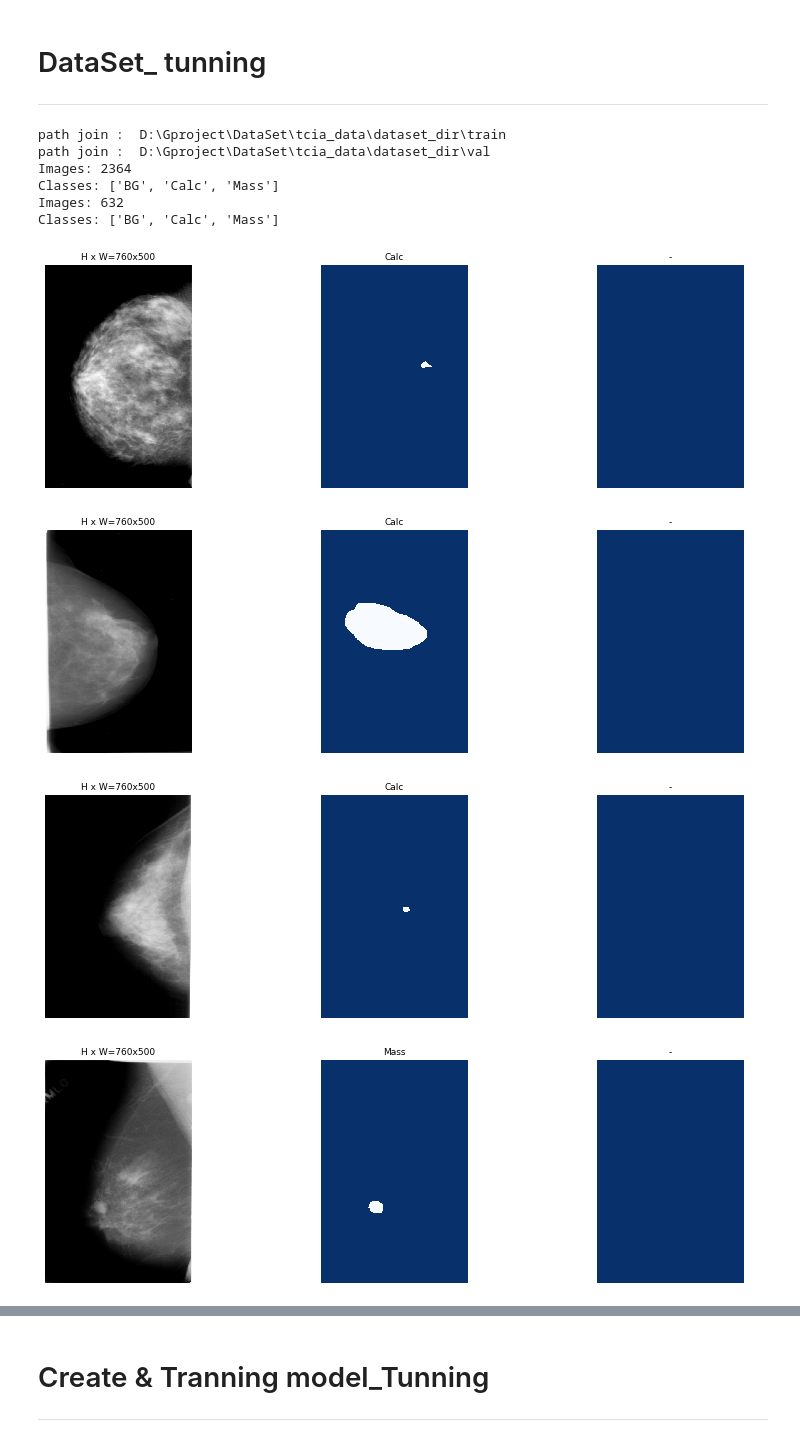
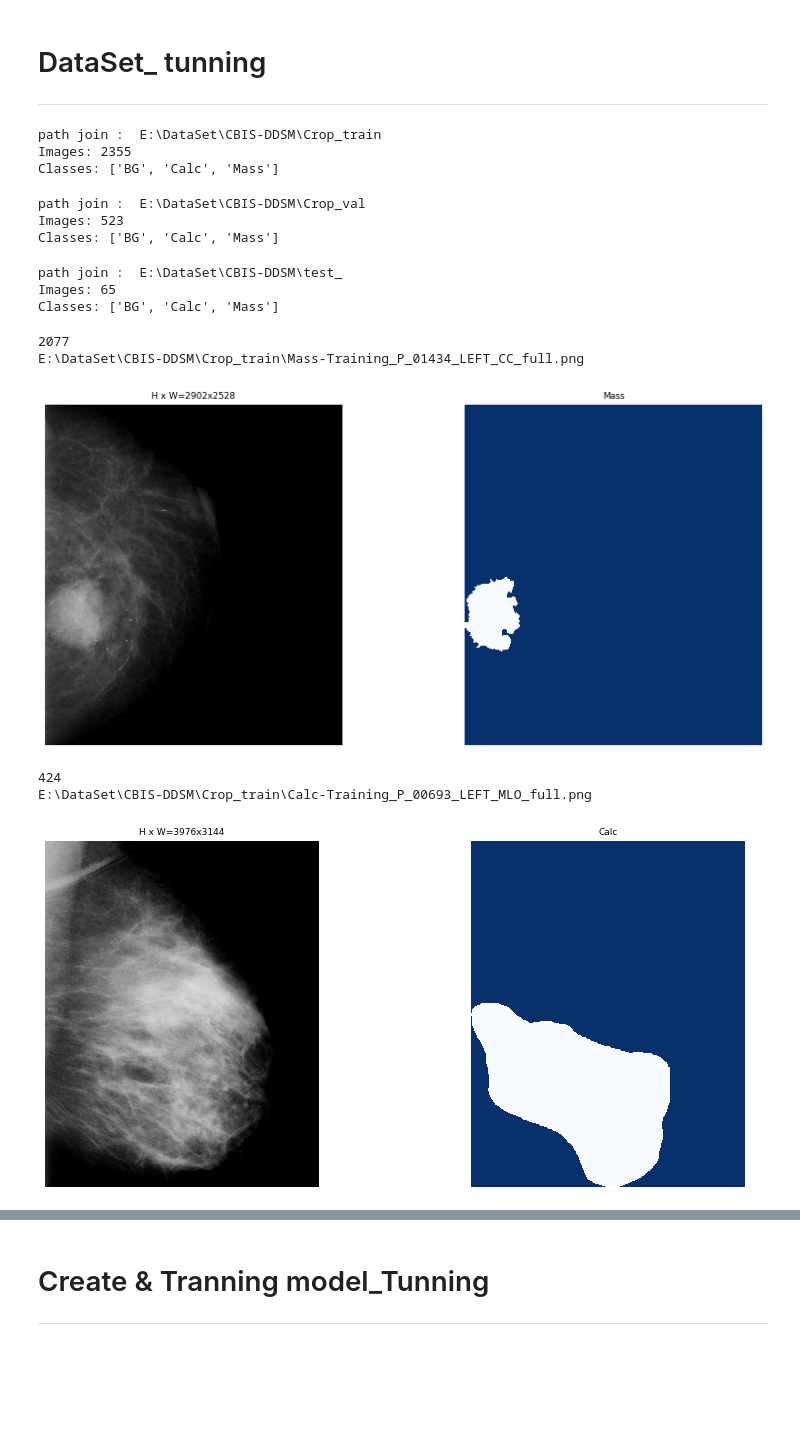
Before and after one commit to Jonghyun-2/Mask_RCNN, a Jupyter notebook: samples/shapes/calc_mass_detection.ipynb, the cells around one changed output, grey strips where cells are left out. Cells and saved outputs as stored; diff of their text form; code cells hidden in the pictures; blank space fills up the shorter version.

```diff
--- a/samples/shapes/calc_mass_detection.ipynb
+++ b/samples/shapes/calc_mass_detection.ipynb
@@ -562,23 +649,13 @@ class CalcMassDataset(utils.Dataset):
 # %%
-ROOT_DIR = r'D:\Gproject\DataSet\tcia_data'
-CALCMASS_DIR = os.path.join(ROOT_DIR, "dataset_dir")
+ROOT_DIR = r'E:\DataSet'
+CALCMASS_DIR = os.path.join(ROOT_DIR, "CBIS-DDSM")
 
 # Training dataset
-dataset_train = CalcMassDataset()
-dataset_train.load_full_mammo_img(CALCMASS_DIR, "train")
+dataset_train = CalcMassDataset_no_normalize()
+dataset_train.load_full_mammo_img(CALCMASS_DIR, "Crop_train")
 dataset_train.prepare()
-
-# Validation dataset
-dataset_val = CalcMassDataset()
-dataset_val.load_full_mammo_img(CALCMASS_DIR, "val")
-dataset_val.prepare()
-
 print("Images: {}\nClasses: {}".format(len(dataset_train.image_ids), dataset_train.class_names))
-print("Images: {}\nClasses: {}".format(len(dataset_val.image_ids), dataset_val.class_names))
 # %% [output]
-path join :  D:\Gproject\DataSet\tcia_data\dataset_dir\train
-path join :  D:\Gproject\DataSet\tcia_data\dataset_dir\val
-Images: 2364
+path join :  E:\DataSet\CBIS-DDSM\Crop_train
+Images: 2355
 Classes: ['BG', 'Calc', 'Mass']
-Images: 632
-Classes: ['BG', 'Calc', 'Mass']
@@ -587,14 +662,48 @@ Classes: ['BG', 'Calc', 'Mass']
+# %%
+ROOT_DIR = r'E:\DataSet'
+CALCMASS_DIR = os.path.join(ROOT_DIR, "CBIS-DDSM")
+
+# Validation dataset
+dataset_val = CalcMassDataset_no_normalize()
+dataset_val.load_full_mammo_img(CALCMASS_DIR, "Crop_val")
+dataset_val.prepare()
+
+print("Images: {}\nClasses: {}".format(len(dataset_val.image_ids), dataset_val.class_names))
+# %% [output]
+path join :  E:\DataSet\CBIS-DDSM\Crop_val
+Images: 523
+Classes: ['BG', 'Calc', 'Mass']
+# %%
+ROOT_DIR = r'E:\DataSet'
+CALCMASS_DIR = os.path.join(ROOT_DIR, "CBIS-DDSM")
+
+# Test dataset
+dataset_test = CalcMassDataset_no_normalize()
+dataset_test.load_full_mammo_img(CALCMASS_DIR, "Crop_test")
+dataset_test.prepare()
+
+print("Images: {}\nClasses: {}".format(len(dataset_test.image_ids), dataset_test.class_names))
+# %% [output]
+path join :  E:\DataSet\CBIS-DDSM\test_
+Images: 65
+Classes: ['BG', 'Calc', 'Mass']
 # %%
 # Load and display random samples
-image_ids = np.random.choice(dataset_train.image_ids, 4)
+image_ids = np.random.choice(dataset_train.image_ids, 2)
 
 #4개의 랜덤이미지를 보여줌
 for image_id in image_ids:
+    print(image_id)
+
     image = dataset_train.load_image(image_id)
+    info =dataset_train.image_info
+    print(info[image_id]["path"])
     mask, class_ids = dataset_train.load_mask(image_id)
-    visualize.display_top_masks(image, mask, class_ids, dataset_train.class_names,limit=2)
+    visualize.display_top_masks(image, mask, class_ids, dataset_train.class_names,limit=1)
 # %% [output]
+2077
+E:\DataSet\CBIS-DDSM\Crop_train\Mass-Training_P_01434_LEFT_CC_full.png
-[figure, old version]
+[figure, new version]
+424
+E:\DataSet\CBIS-DDSM\Crop_train\Calc-Training_P_00693_LEFT_MLO_full.png
-[figure, old version]
+[figure, new version]
-[figure, removed]
-[figure, removed]
```
Also changed, not shown: parts of 26 cells of this notebook.
